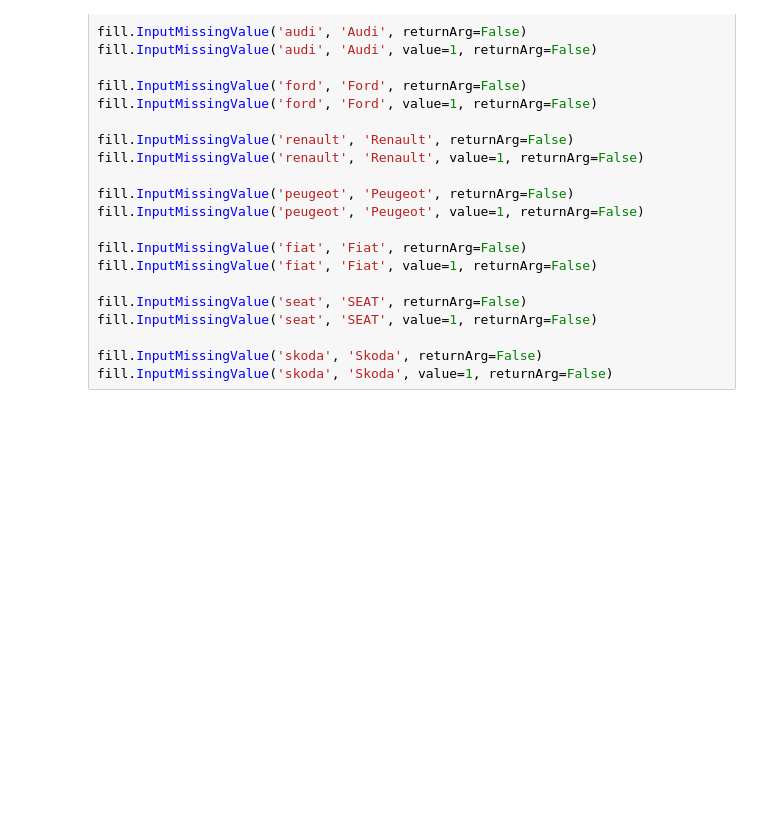
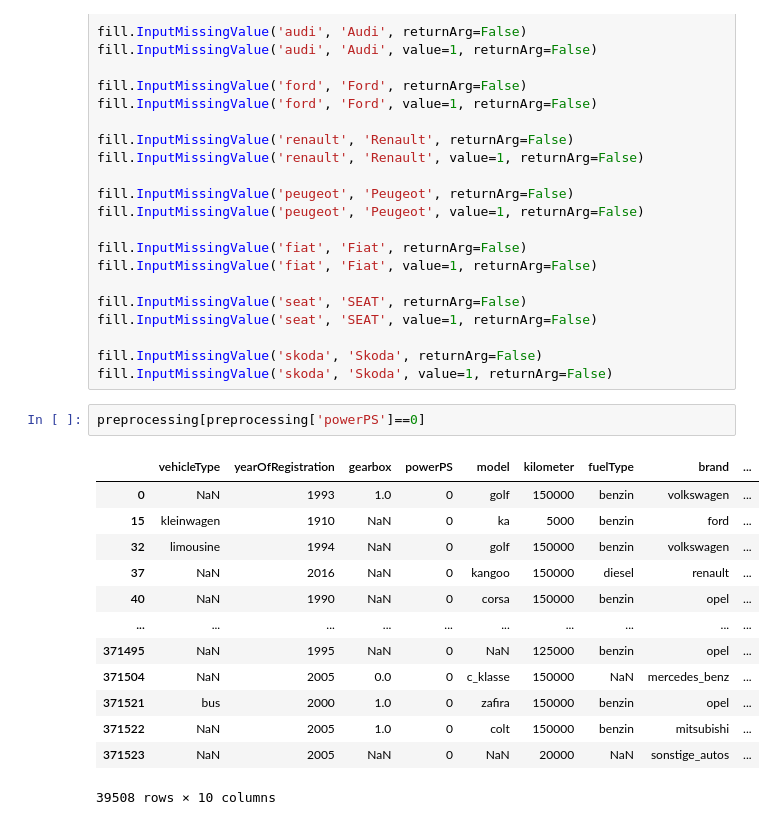
Before and after one commit to WorldWideWest/usedCarsSales, a Jupyter notebook: usedCarPrice.ipynb, the cells around one changed output. Saved outputs shown, nothing was run; the diff lists cells and outputs as text; blank space fills up the shorter version.

```diff
--- a/usedCarPrice.ipynb
+++ b/usedCarPrice.ipynb
@@ -386,3 +386,19 @@ fill.InputMissingValue('seat', 'SEAT', value=1, returnArg=False)
 
 fill.InputMissingValue('skoda', 'Skoda', returnArg=False)
 fill.InputMissingValue('skoda', 'Skoda', value=1, returnArg=False)
+# %%
+preprocessing[preprocessing['powerPS']==0]
+# %% [output]
+|  | vehicleType | yearOfRegistration | gearbox | powerPS | model | kilometer | fuelType | brand | ... |
+| 0 | NaN | 1993 | 1.0 | 0 | golf | 150000 | benzin | volkswagen | ... |
+| 15 | kleinwagen | 1910 | NaN | 0 | ka | 5000 | benzin | ford | ... |
+| 32 | limousine | 1994 | NaN | 0 | golf | 150000 | benzin | volkswagen | ... |
+| 37 | NaN | 2016 | NaN | 0 | kangoo | 150000 | diesel | renault | ... |
+| 40 | NaN | 1990 | NaN | 0 | corsa | 150000 | benzin | opel | ... |
+| ... | ... | ... | ... | ... | ... | ... | ... | ... | ... |
+| 371495 | NaN | 1995 | NaN | 0 | NaN | 125000 | benzin | opel | ... |
+| 371504 | NaN | 2005 | 0.0 | 0 | c_klasse | 150000 | NaN | mercedes_benz | ... |
+| 371521 | bus | 2000 | 1.0 | 0 | zafira | 150000 | benzin | opel | ... |
+| 371522 | NaN | 2005 | 1.0 | 0 | colt | 150000 | benzin | mitsubishi | ... |
+| 371523 | NaN | 2005 | NaN | 0 | NaN | 20000 | NaN | sonstige_autos | ... |
+39508 rows × 10 columns
```
Also changed, not shown: parts of 11 cells of this notebook, 3 other files.
